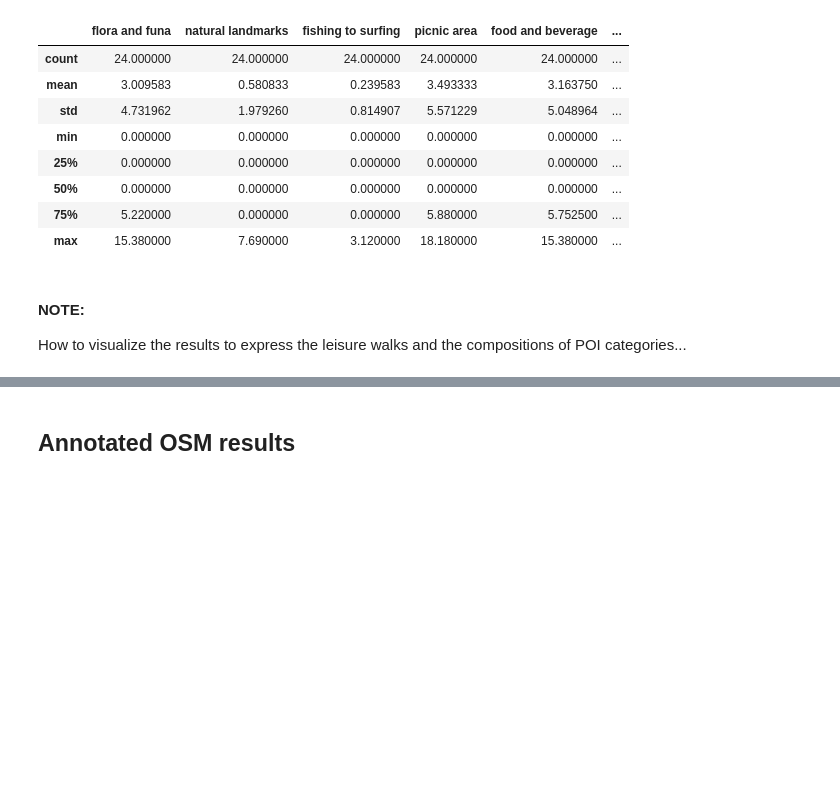
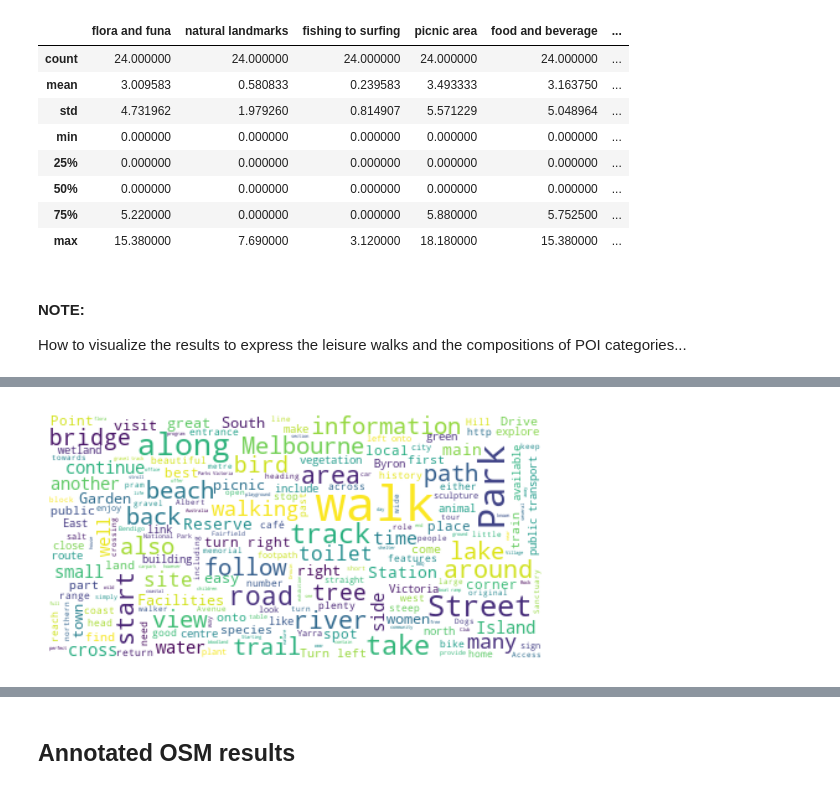
Before and after one commit to hamzeiehsan/leisure-walking-analysis, a Jupyter notebook: 2. annotation analysis.ipynb, the cells around one changed output, grey strips where cells are left out. Cells and saved outputs as stored; diff of their text form; code cells hidden in the pictures; blank space fills up the shorter version.

```diff
--- a/2. annotation analysis.ipynb
+++ b/2. annotation analysis.ipynb
@@ -449,0 +663,4 @@ How to visualize the results to express the leisure walks and the compositions o
+# %%
+generate_wordcloud(w0)
+# %% [output]
+[figure, added]
```
Also changed, not shown: parts of 44 cells of this notebook.
